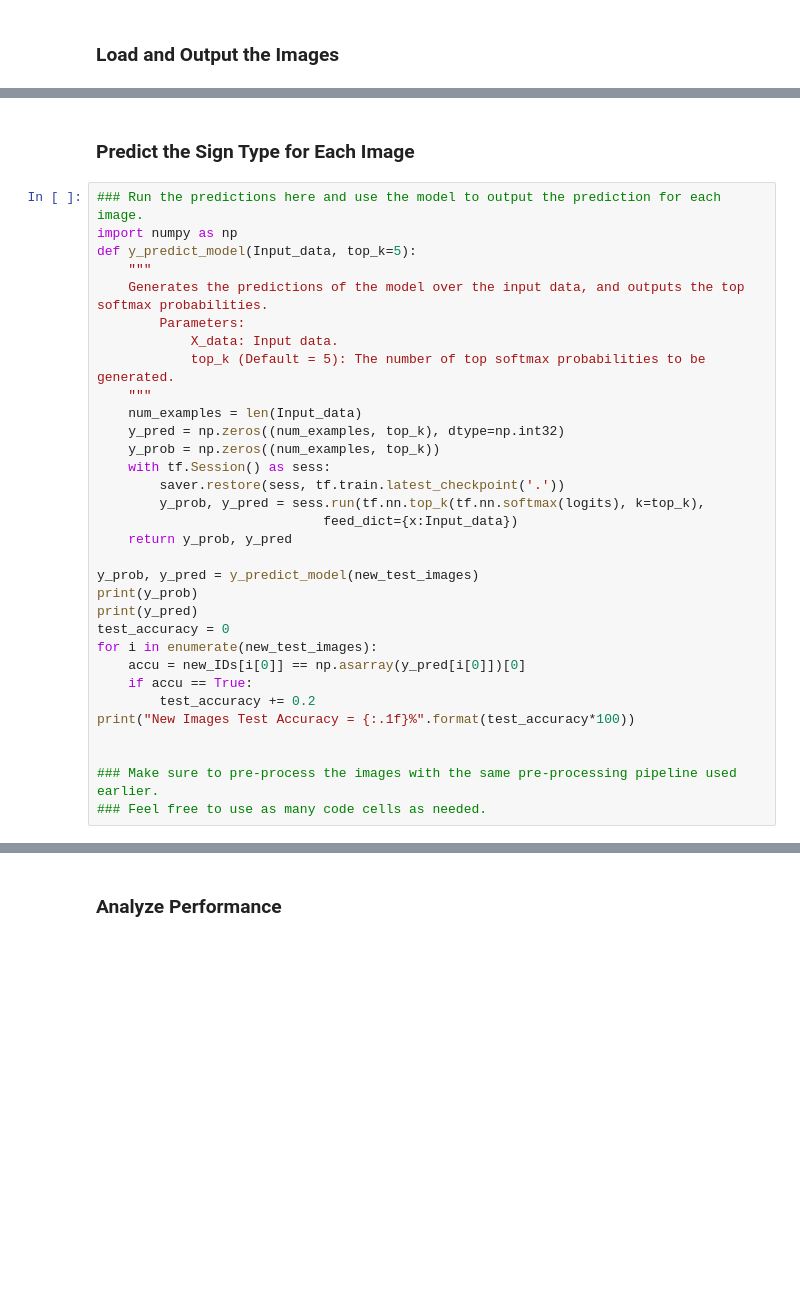
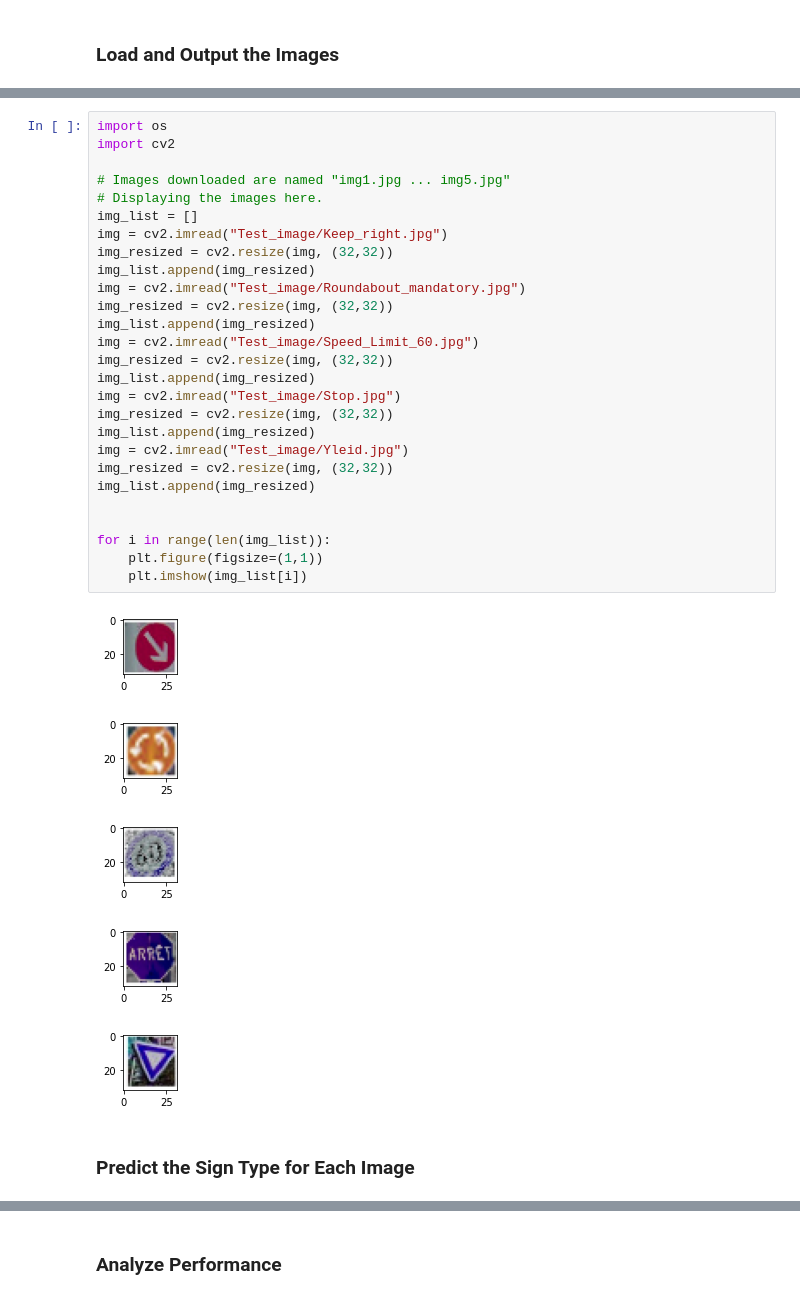
Before and after one commit to ruyi-tsai/CarND-Traffic-Sign-Classifier-Project, a Jupyter notebook: Traffic_Sign_Classifier.ipynb, the cells around one changed output, grey strips where cells are left out. Saved outputs shown, nothing was run; the diff lists cells and outputs as text; blank space fills up the shorter version.

Commit message:
update test image

```diff
--- a/Traffic_Sign_Classifier.ipynb
+++ b/Traffic_Sign_Classifier.ipynb
@@ -448,34 +432,35 @@ ValueError: cannot reshape array of size 1024 into shape (32,32,32,1)
+# %%
+import os
+import cv2
+
+# Images downloaded are named "img1.jpg ... img5.jpg"
+# Displaying the images here.
+img_list = []
+img = cv2.imread("Test_image/Keep_right.jpg")
+img_resized = cv2.resize(img, (32,32))
+img_list.append(img_resized)
+img = cv2.imread("Test_image/Roundabout_mandatory.jpg")
+img_resized = cv2.resize(img, (32,32))
+img_list.append(img_resized)
+img = cv2.imread("Test_image/Speed_Limit_60.jpg")
+img_resized = cv2.resize(img, (32,32))
+img_list.append(img_resized)
+img = cv2.imread("Test_image/Stop.jpg")
+img_resized = cv2.resize(img, (32,32))
+img_list.append(img_resized)
+img = cv2.imread("Test_image/Yleid.jpg")
+img_resized = cv2.resize(img, (32,32))
+img_list.append(img_resized)
+
+
+for i in range(len(img_list)):
+    plt.figure(figsize=(1,1))
+    plt.imshow(img_list[i])
+# %% [output]
+[figure, added]
+[figure, added]
+[figure, added]
+[figure, added]
+[figure, added]
 # %% [markdown]
 ### Predict the Sign Type for Each Image
-# %%
-### Run the predictions here and use the model to output the prediction for each image.
-import numpy as np
-def y_predict_model(Input_data, top_k=5):
-    """
-    Generates the predictions of the model over the input data, and outputs the top softmax probabilities.
-        Parameters:
-            X_data: Input data.
-            top_k (Default = 5): The number of top softmax probabilities to be generated.
-    """
-    num_examples = len(Input_data)
-    y_pred = np.zeros((num_examples, top_k), dtype=np.int32)
-    y_prob = np.zeros((num_examples, top_k))
-    with tf.Session() as sess:
-        saver.restore(sess, tf.train.latest_checkpoint('.'))
-        y_prob, y_pred = sess.run(tf.nn.top_k(tf.nn.softmax(logits), k=top_k),
-                             feed_dict={x:Input_data})
-    return y_prob, y_pred
-
-y_prob, y_pred = y_predict_model(new_test_images)
-print(y_prob)
-print(y_pred)
-test_accuracy = 0
-for i in enumerate(new_test_images):
-    accu = new_IDs[i[0]] == np.asarray(y_pred[i[0]])[0]
-    if accu == True:
-        test_accuracy += 0.2
-print("New Images Test Accuracy = {:.1f}%".format(test_accuracy*100))
-
-
-### Make sure to pre-process the images with the same pre-processing pipeline used earlier.
-### Feel free to use as many code cells as needed.
```
Also changed, not shown: parts of 7 cells of this notebook, 12 other files.
